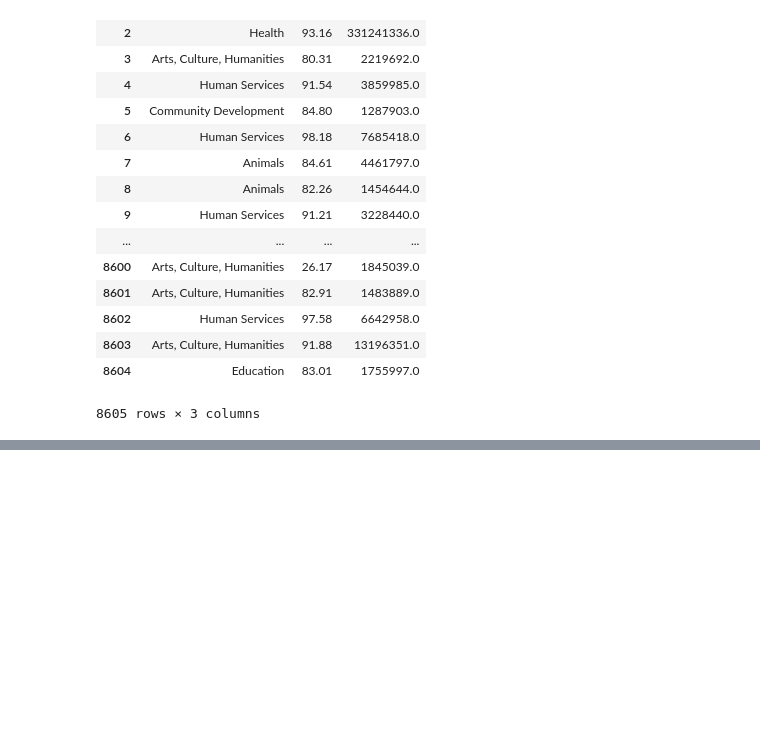
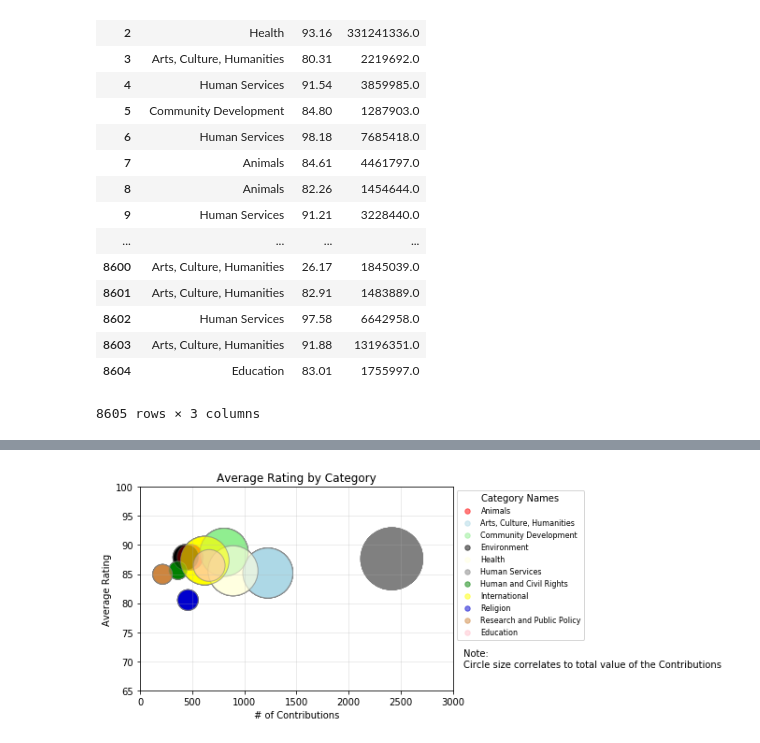
Before and after one commit to randyn/project-one, a Jupyter notebook: ScatterPlotCategories.ipynb, the cells around one changed output, grey strips where cells are left out. Saved outputs shown, nothing was run; the diff lists cells and outputs as text; code cells hidden in the pictures; blank space fills up the shorter version.

```diff
--- a/ScatterPlotCategories.ipynb
+++ b/ScatterPlotCategories.ipynb
@@ -146,0 +70,27 @@ lgnd.set_title("Category Names", prop={"size":10})
+# %%
+fig, ax = plt.subplots()
+
+for i in catlist:
+    ax.scatter(df['countlist'], df['meanlist'], marker="o",c=df['color'], edgecolors="grey",
+           s=finalist, alpha=.5, label= i)
+
+# Incorporate the other graph properties
+plt.ylim(65, 100)
+plt.xlim(0, 3000)
+plt.grid(axis='both', alpha=0.30)
+plt.xlabel("# of Contributions")
+plt.ylabel("Average Rating")
+plt.title("Average Rating by Category",fontsize =12)
+plt.text(x=3100, y=69, s='Note:\nCircle size correlates to total value of the Contributions')
+plt.figsize=(20, 15)
+plt.layout=(2,1)
+
+# Create a legend
+lgnd = plt.legend(bbox_to_anchor=(1, 1), loc=2, fontsize=8)
+for i in range(len(catlist)):
+    lgnd.legendHandles[i]._sizes = [30]
+    lgnd.legendHandles[i].set_color(df['color'][i])
+lgnd.set_title("Category Names", prop={"size":10})
+plt.savefig("bubblechart.png",  bbox_inches="tight")
+# %% [output]
+[figure, added]
```
Also changed, not shown: parts of 2 cells of this notebook.
